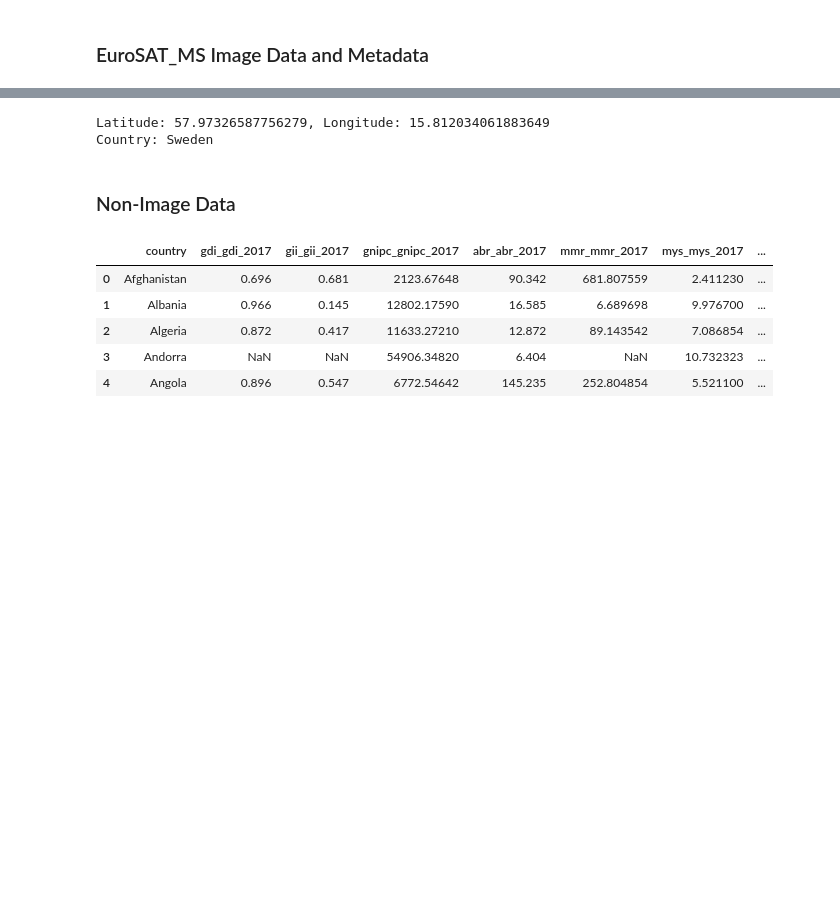
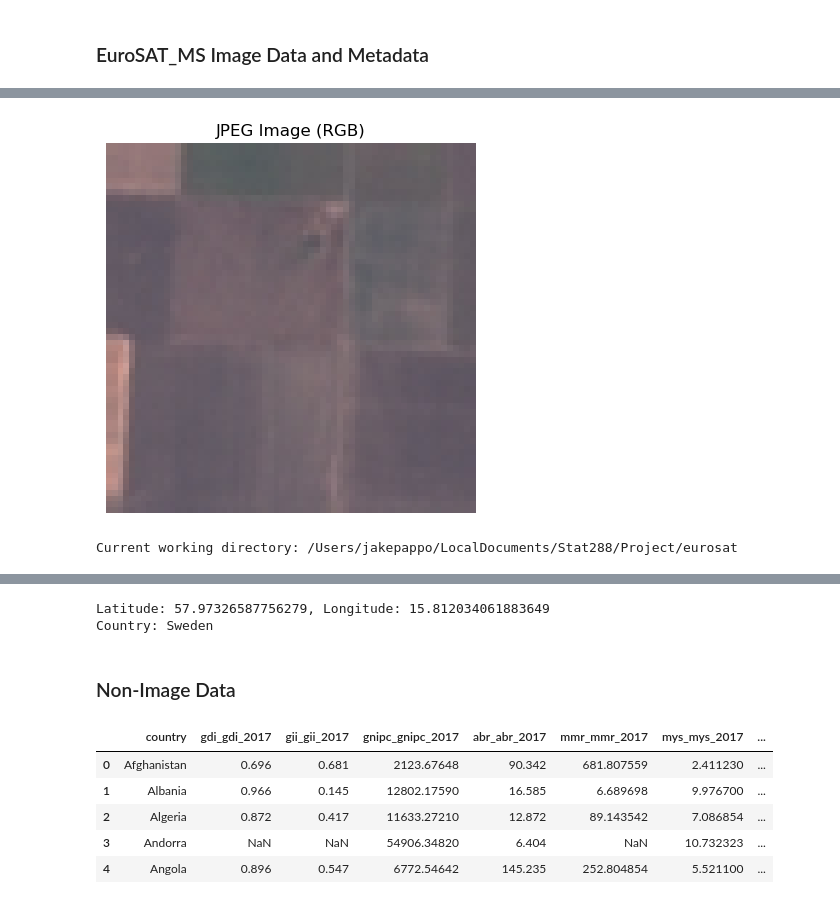
Before and after one commit to pappoja/eurosat, a Jupyter notebook: data_inspection.ipynb, the cells around one changed output, grey strips where cells are left out. Drawn from its saved outputs; the diff is of its cells as text; code cells hidden in the pictures; blank space fills up the shorter version.

```diff
--- a/data_inspection.ipynb
+++ b/data_inspection.ipynb
@@ -47,0 +48,25 @@ Image shape: (13, 64, 64)
+# %%
+from PIL import Image
+import matplotlib.pyplot as plt
+import numpy as np
+
+# File path
+file_path = "data/EuroSAT_MS/AnnualCrop/AnnualCrop_1.jpg"
+
+# Open the JPEG image
+img = Image.open(file_path)
+
+# Convert to float32 and normalize to [0, 1] for consistency with .tif
+img_np = np.array(img).astype(np.float32) / 255.0
+
+# Show image
+plt.imshow(img_np)
+plt.title("JPEG Image (RGB)")
+plt.axis("off")
+plt.show()
+# %% [output]
+[figure, added]
+# %%
+print("Current working directory:", os.getcwd())
+# %% [output]
+Current working directory: /Users/jakepappo/LocalDocuments/Stat288/Project/eurosat
```
Also changed, not shown: parts of 3 cells of this notebook, 2 other files.
